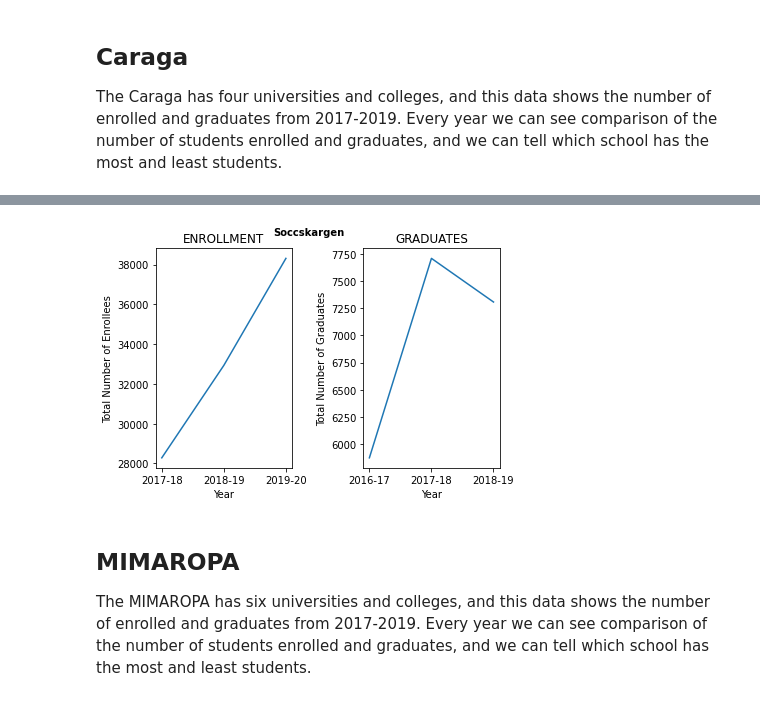
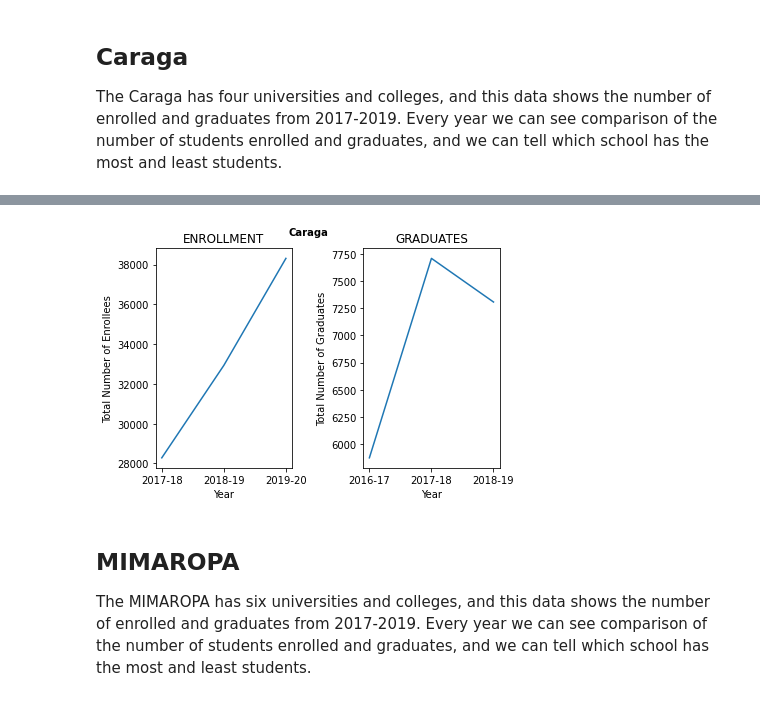
Before and after one commit to GlennBSIT3205/IT-BA-3205_Coalesce, a Jupyter notebook: Education in the Philippines Visualization.ipynb, the cells around one changed output, grey strips where cells are left out. Saved outputs shown, nothing was run; the diff lists cells and outputs as text; code cells hidden in the pictures.

```diff
--- a/Education in the Philippines Visualization.ipynb
+++ b/Education in the Philippines Visualization.ipynb
@@ -684,27 +706,27 @@ display(df.iloc[106:110])
 # %%
 import matplotlib.pyplot as plt
 import numpy as np
 #plot 1:
 x = np.array(["2017-18", "2018-19", "2019-20"])
 y = np.array([28284,32933,38313	])
 plt.subplot(1, 2, 1)
 plt.plot(x,y)
 plt.xlabel("Year")
 plt.ylabel("Total Number of Enrollees")
 plt.title("ENROLLMENT")
 #plot 2:
 x= np.array(["2016-17", "2017-18", "2018-19"])
 y = np.array([5875	, 7708	, 7307])
 plt.subplot(1, 2, 2)
 plt.plot(x,y)
 plt.xlabel("Year")
 plt.ylabel("Total Number of Graduates")
 plt.title("GRADUATES")
-plt.suptitle("Soccskargen", fontsize =10,fontweight ='bold')
+plt.suptitle("Caraga", fontsize =10,fontweight ='bold')
 plt.tight_layout()
 plt.show()
 # %% [output]
-[figure, old version]
+[figure, new version]
 # %% [markdown]
 ## **MIMAROPA**
 The MIMAROPA has six universities and colleges, and this data shows the number of enrolled and graduates from 2017-2019. Every year we can see comparison of the number of students enrolled and graduates, and we can tell which school has the most and least students.
```
Also changed, not shown: parts of 9 cells of this notebook.
